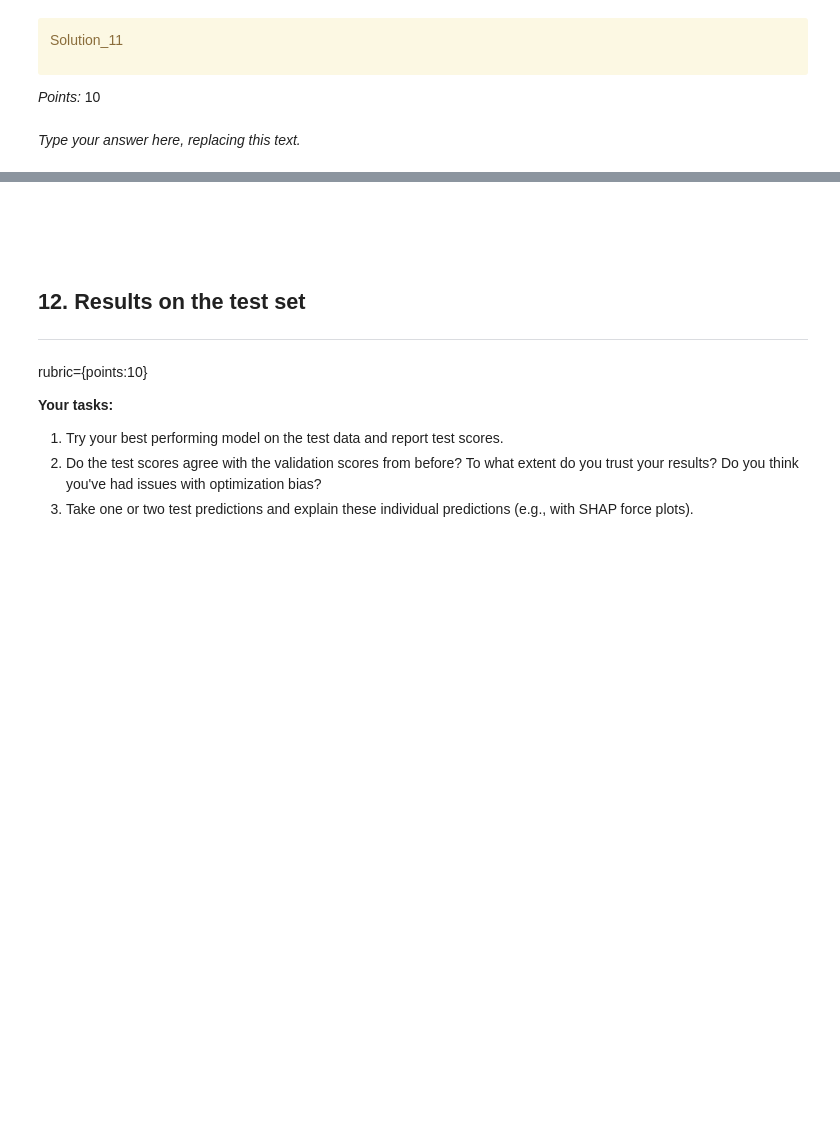
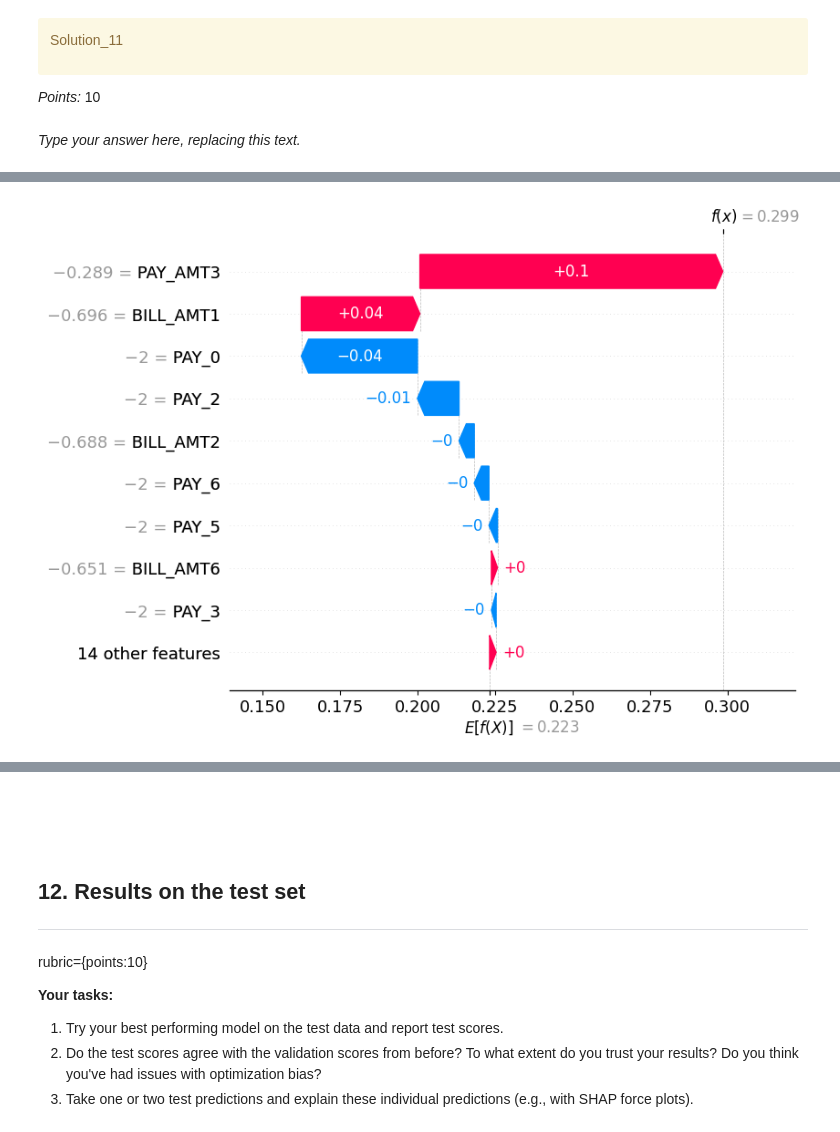
Before and after one commit to Felixxitran/cpsc330_hw5, a Jupyter notebook: hw5.ipynb, the cells around one changed output, grey strips where cells are left out. Drawn from its saved outputs; the diff is of its cells as text; code cells hidden in the pictures; blank space fills up the shorter version.

```diff
--- a/hw5.ipynb
+++ b/hw5.ipynb
@@ -1254,0 +1212,19 @@ NameError: name 'pipe_rf' is not defined
+# %%
+# import shap
+# import matplotlib.pyplot as plt
+
+# # Train the Random Forest model inside the pipeline
+pipe_rf = make_pipeline(ct,DecisionTreeClassifier(max_depth = 4))
+model = pipe_rf.named_steps["decisiontreeclassifier"]
+
+X_train_enc = pd.DataFrame(
+    data=X_train_transformed,
+    columns=column_names,
+    index=X_train.index,
+)
+X_test_enc = pd.DataFrame(
+    data=X_test_transformed,
+    columns=column_names,
+    index=X_test.index,
+)
+model.fit(X_train_enc,y_train)
@@ -1254,0 +1253,5 @@ NameError: name 'pipe_rf' is not defined
+# %%
+import shap
+explainer = shap.TreeExplainer(pipe_rf['decisiontreeclassifier'])
+train_shap_values = explainer(X_train_enc) # train shap values
+test_shap_values = explainer(X_test_enc) # train shap values
@@ -1254,0 +1267,15 @@ NameError: name 'pipe_rf' is not defined
+# %%
+instance_index = 2 #y=0
+class_index = 1
+
+shap_values = train_shap_values[instance_index, :, class_index]
+
+
+explanation = shap.Explanation(values=shap_values,
+                               base_values=explainer.expected_value[class_index],  # Replace with expected value
+                               feature_names=column_names)  # Replace with actual feature names
+
+# Plot waterfall
+shap.plots.waterfall(explanation)
+# %% [output]
+[figure, added]
```
Also changed, not shown: parts of 69 cells of this notebook, 1 other file.
